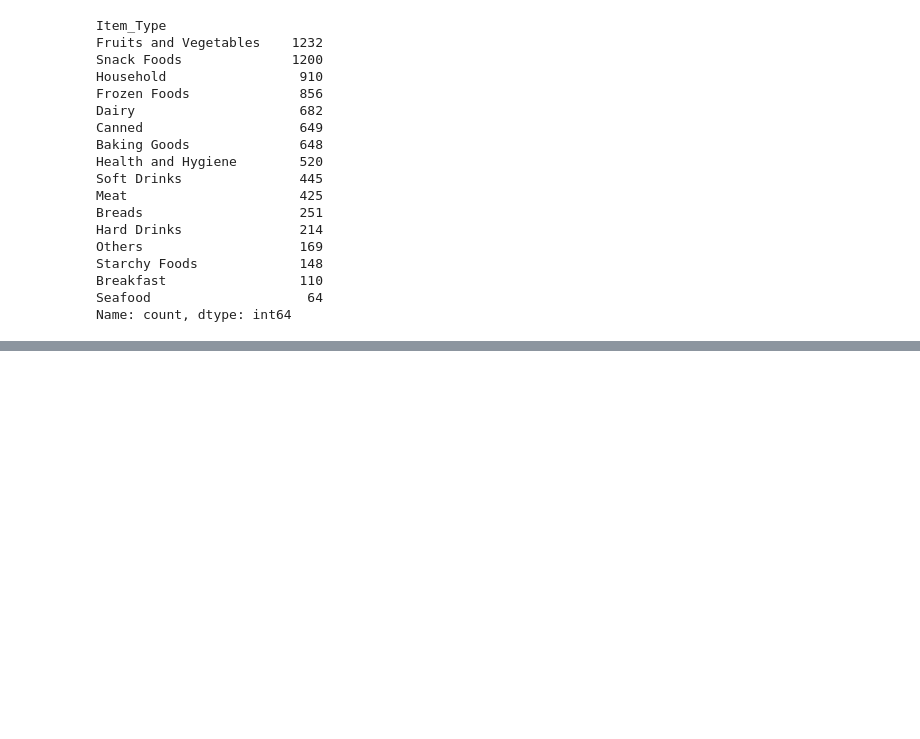
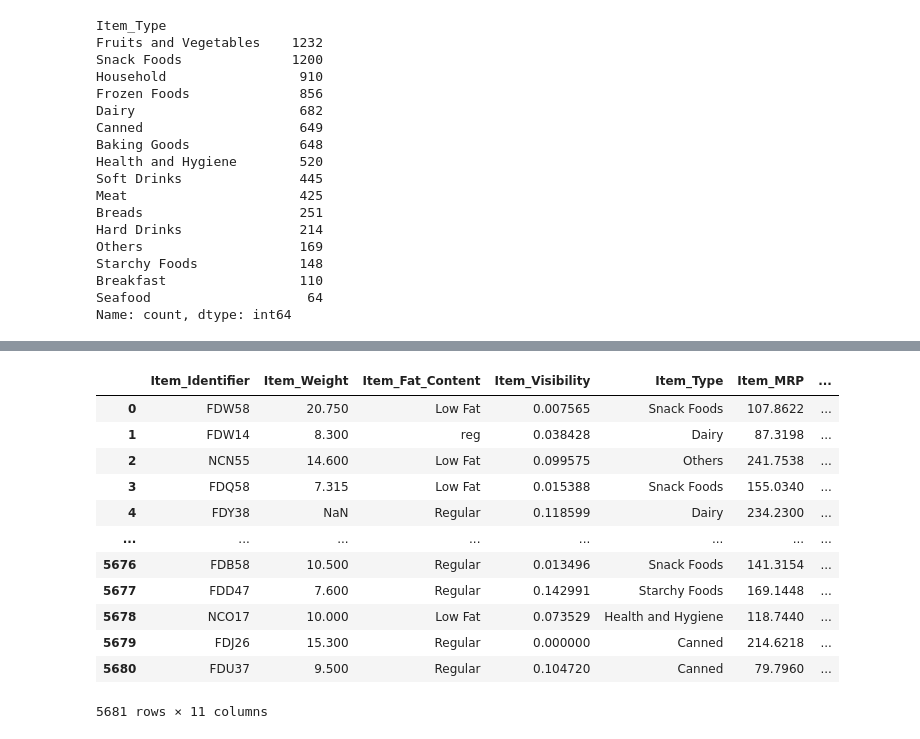
Before and after one commit to SunilGorantla/QT_Batch_0011, a Jupyter notebook: Machine_Learning/Exercise/big_mart_sales.ipynb, the cells around one changed output, grey strips where cells are left out. Cells and saved outputs as stored; diff of their text form; code cells hidden in the pictures; blank space fills up the shorter version.

```diff
--- a/Machine_Learning/Exercise/big_mart_sales.ipynb
+++ b/Machine_Learning/Exercise/big_mart_sales.ipynb
@@ -90,0 +125,16 @@ plt.figure(figsize = (100, 10))
+# %%
+test
+# %% [output]
+|  | Item_Identifier | Item_Weight | Item_Fat_Content | Item_Visibility | Item_Type | Item_MRP | ... |
+| 0 | FDW58 | 20.750 | Low Fat | 0.007565 | Snack Foods | 107.8622 | ... |
+| 1 | FDW14 | 8.300 | reg | 0.038428 | Dairy | 87.3198 | ... |
+| 2 | NCN55 | 14.600 | Low Fat | 0.099575 | Others | 241.7538 | ... |
+| 3 | FDQ58 | 7.315 | Low Fat | 0.015388 | Snack Foods | 155.0340 | ... |
+| 4 | FDY38 | NaN | Regular | 0.118599 | Dairy | 234.2300 | ... |
+| ... | ... | ... | ... | ... | ... | ... | ... |
+| 5676 | FDB58 | 10.500 | Regular | 0.013496 | Snack Foods | 141.3154 | ... |
+| 5677 | FDD47 | 7.600 | Regular | 0.142991 | Starchy Foods | 169.1448 | ... |
+| 5678 | NCO17 | 10.000 | Low Fat | 0.073529 | Health and Hygiene | 118.7440 | ... |
+| 5679 | FDJ26 | 15.300 | Regular | 0.000000 | Canned | 214.6218 | ... |
+| 5680 | FDU37 | 9.500 | Regular | 0.104720 | Canned | 79.7960 | ... |
+5681 rows × 11 columns
```
Also changed, not shown: parts of 5 cells of this notebook.
